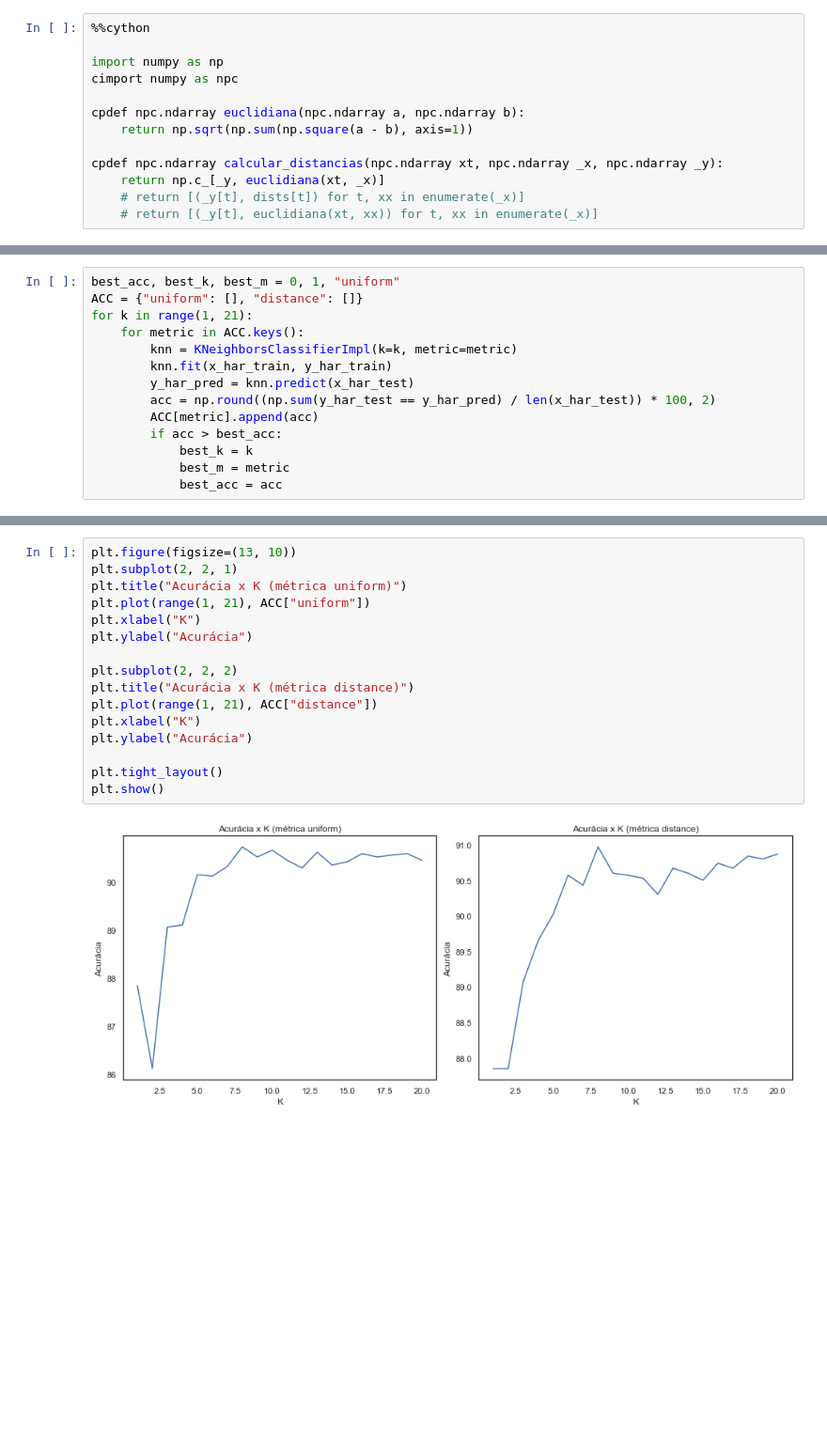
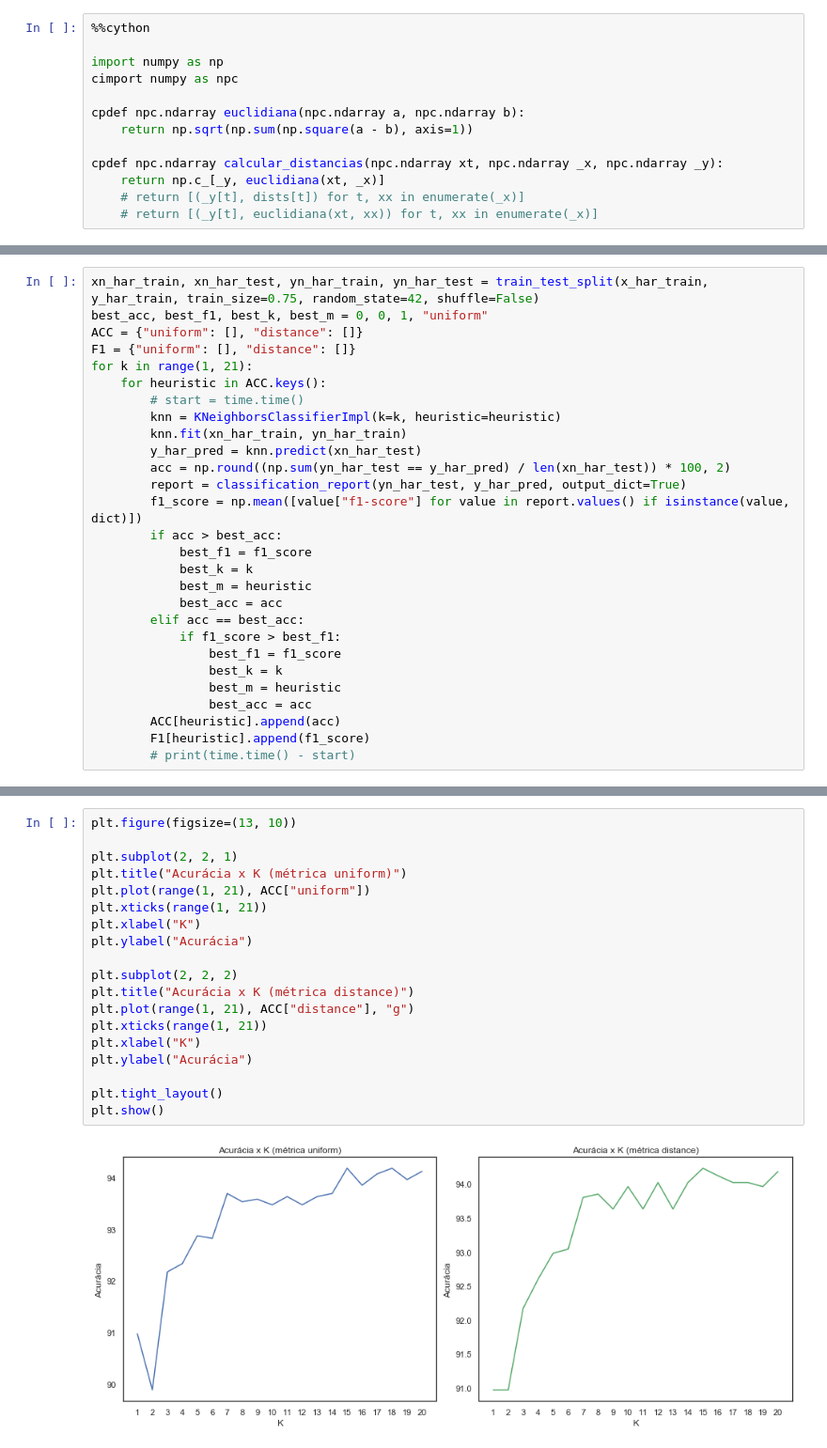
Before and after one commit to rdenadai/ia006c, a Jupyter notebook: notebooks/EFC02/EFC02.ipynb, the cells around one changed output, grey strips where cells are left out. Shown: that part at 94% size. Drawn from its saved outputs; the diff is of its cells as text; blank space fills up the shorter version.

```diff
--- a/notebooks/EFC02/EFC02.ipynb
+++ b/notebooks/EFC02/EFC02.ipynb
@@ -935,16 +962,30 @@ class KNeighborsClassifierImpl:
 # %%
-best_acc, best_k, best_m = 0, 1, "uniform"
+xn_har_train, xn_har_test, yn_har_train, yn_har_test = train_test_split(x_har_train, y_har_train, train_size=0.75, random_state=42, shuffle=False)
+best_acc, best_f1, best_k, best_m = 0, 0, 1, "uniform"
 ACC = {"uniform": [], "distance": []}
+F1 = {"uniform": [], "distance": []}
 for k in range(1, 21):
-    for metric in ACC.keys():
-        knn = KNeighborsClassifierImpl(k=k, metric=metric)
-        knn.fit(x_har_train, y_har_train)
-        y_har_pred = knn.predict(x_har_test)
-        acc = np.round((np.sum(y_har_test == y_har_pred) / len(x_har_test)) * 100, 2)
-        ACC[metric].append(acc)
+    for heuristic in ACC.keys():
+        # start = time.time()
+        knn = KNeighborsClassifierImpl(k=k, heuristic=heuristic)
+        knn.fit(xn_har_train, yn_har_train)
+        y_har_pred = knn.predict(xn_har_test)
+        acc = np.round((np.sum(yn_har_test == y_har_pred) / len(xn_har_test)) * 100, 2)
+        report = classification_report(yn_har_test, y_har_pred, output_dict=True)
+        f1_score = np.mean([value["f1-score"] for value in report.values() if isinstance(value, dict)])
         if acc > best_acc:
+            best_f1 = f1_score
             best_k = k
-            best_m = metric
+            best_m = heuristic
             best_acc = acc
+        elif acc == best_acc:
+            if f1_score > best_f1:
+                best_f1 = f1_score
+                best_k = k
+                best_m = heuristic
+                best_acc = acc
+        ACC[heuristic].append(acc)
+        F1[heuristic].append(f1_score)
+        # print(time.time() - start)
 # %% [markdown]
 Abaixo, são apresentados os gráficos das validações do modelo, foram realizados a validação do valor de K variando de 1 até 20 e claro, para ambas as heurísticas de classificação *uniform* e *distance*.
@@ -951,19 +996,22 @@ Abaixo, são apresentados os gráficos das validações do modelo, foram realiza
 # %%
 plt.figure(figsize=(13, 10))
+
 plt.subplot(2, 2, 1)
 plt.title("Acurácia x K (métrica uniform)")
 plt.plot(range(1, 21), ACC["uniform"])
+plt.xticks(range(1, 21))
 plt.xlabel("K")
 plt.ylabel("Acurácia")
 
 plt.subplot(2, 2, 2)
 plt.title("Acurácia x K (métrica distance)")
-plt.plot(range(1, 21), ACC["distance"])
+plt.plot(range(1, 21), ACC["distance"], "g")
+plt.xticks(range(1, 21))
 plt.xlabel("K")
 plt.ylabel("Acurácia")
 
 plt.tight_layout()
 plt.show()
 # %% [output]
-[figure, old version]
+[figure, new version]
 # %%
```
Also changed, not shown: parts of 21 cells of this notebook, 17 other files.
